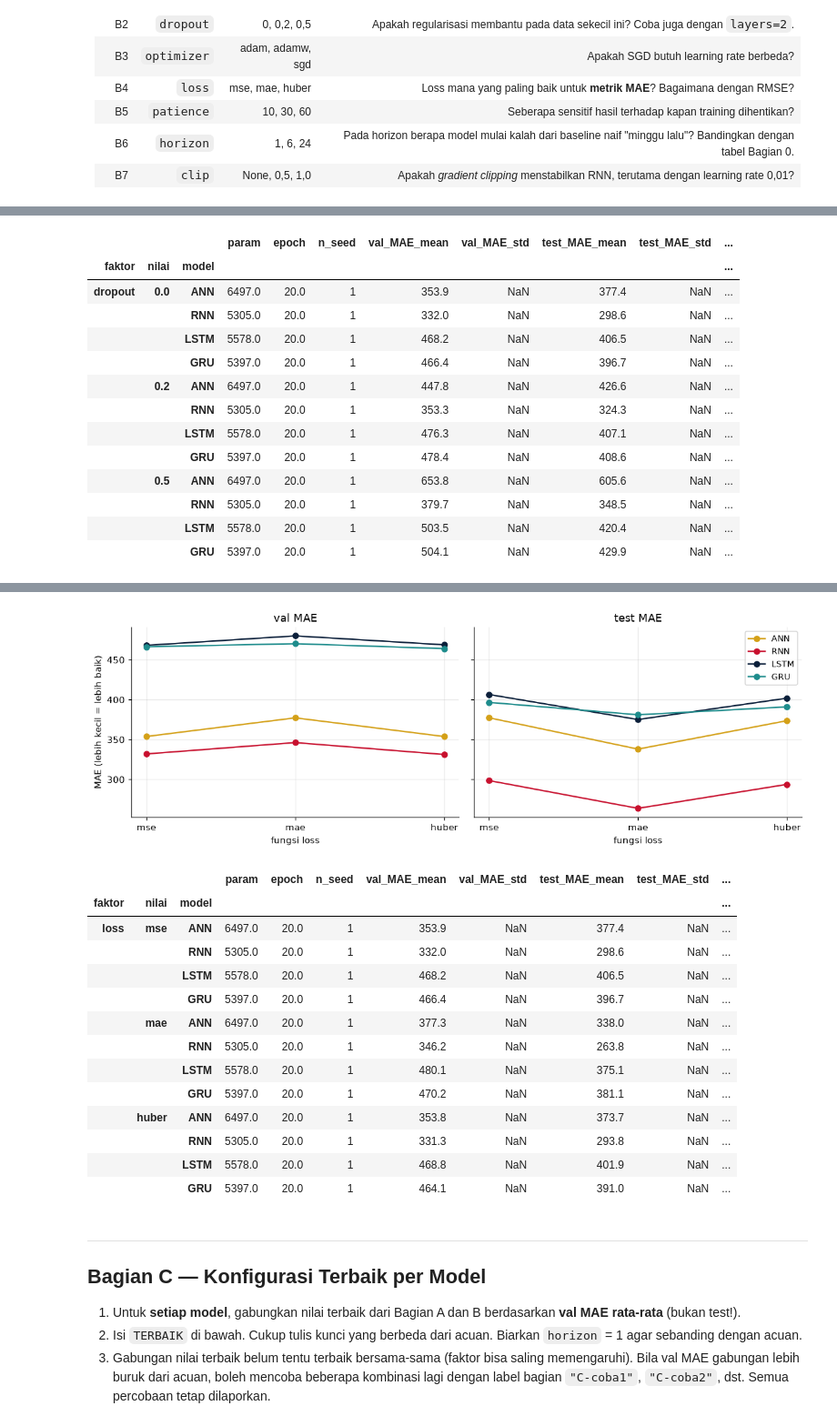
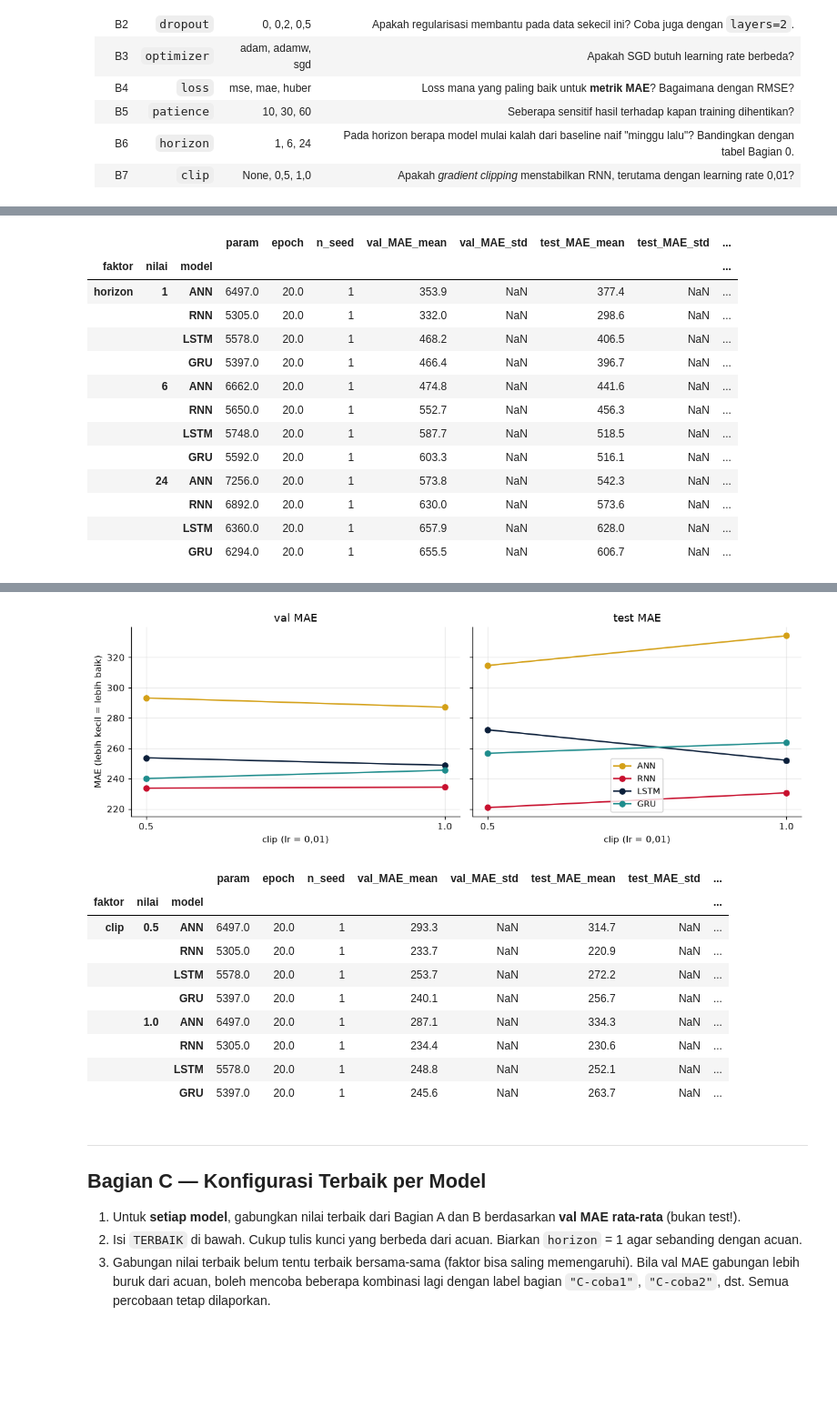
Before and after one commit to adhitngab/dlw-tugas-ra-124400015, a Jupyter notebook: tugas_ablasi.ipynb, the cells around one changed output, grey strips where cells are left out. Shown at 91% size. Cells and saved outputs as stored; diff of their text form; code cells hidden in the pictures; blank space fills up the shorter version.

```diff
--- a/tugas_ablasi.ipynb
+++ b/tugas_ablasi.ipynb
@@ -585,10 +585,10 @@ Pilih **minimal dua** faktor berikut. Hapus tanda `#` pada sel yang dipilih. Tul
 | B7 | `clip` | None, 0,5, 1,0 | Apakah *gradient clipping* menstabilkan RNN, terutama dengan learning rate 0,01? |
 # %%
 # b1 = jalankan("B1", "batch", [16, 64, 256]);              plot_faktor(b1, "batch size", simpan="B1_batch.png");     display(ringkas(b1))
-b2 = jalankan("B2", "dropout", [0.0, 0.2, 0.5]);           plot_faktor(b2, "dropout", simpan="B2_dropout.png");      display(ringkas(b2))
+# b2 = jalankan("B2", "dropout", [0.0, 0.2, 0.5]);           plot_faktor(b2, "dropout", simpan="B2_dropout.png");      display(ringkas(b2))
 # b3 = jalankan("B3", "optimizer", ["adam", "adamw", "sgd"]); plot_faktor(b3, "optimizer", simpan="B3_optimizer.png"); display(ringkas(b3))
-b4 = jalankan("B4", "loss", ["mse", "mae", "huber"]);       plot_faktor(b4, "fungsi loss", simpan="B4_loss.png");    display(ringkas(b4))
+# b4 = jalankan("B4", "loss", ["mse", "mae", "huber"]);       plot_faktor(b4, "fungsi loss", simpan="B4_loss.png");    display(ringkas(b4))
 # b5 = jalankan("B5", "patience", [10, 30, 60]);              plot_faktor(b5, "patience", simpan="B5_patience.png");   display(ringkas(b5))
-# b6 = jalankan("B6", "horizon", [1, 6, 24]);                 plot_faktor(b6, "horizon (jam)", simpan="B6_horizon.png"); display(ringkas(b6))
-# b7 = jalankan("B7", "clip", [None, 0.5, 1.0], lr=1e-2);     plot_faktor(b7, "clip (lr = 0,01)", simpan="B7_clip.png"); display(ringkas(b7))
+b6 = jalankan("B6", "horizon", [1, 6, 24]);                 plot_faktor(b6, "horizon (jam)", simpan="B6_horizon.png"); display(ringkas(b6))
+b7 = jalankan("B7", "clip", [None, 0.5, 1.0], lr=1e-2);     plot_faktor(b7, "clip (lr = 0,01)", simpan="B7_clip.png"); display(ringkas(b7))
 # %% [output]
@@ -596,14 +596,14 @@ b4 = jalankan("B4", "loss", ["mse", "mae", "huber"]);       plot_faktor(b4, "fun
 |  |  |  | param | epoch | n_seed | val_MAE_mean | val_MAE_std | test_MAE_mean | test_MAE_std | ... |
 | faktor | nilai | model |  |  |  |  |  |  |  | ... |
-| dropout | 0.0 | ANN | 6497.0 | 20.0 | 1 | 353.9 | NaN | 377.4 | NaN | ... |
+| horizon | 1 | ANN | 6497.0 | 20.0 | 1 | 353.9 | NaN | 377.4 | NaN | ... |
 |  |  | RNN | 5305.0 | 20.0 | 1 | 332.0 | NaN | 298.6 | NaN | ... |
 |  |  | LSTM | 5578.0 | 20.0 | 1 | 468.2 | NaN | 406.5 | NaN | ... |
 |  |  | GRU | 5397.0 | 20.0 | 1 | 466.4 | NaN | 396.7 | NaN | ... |
-|  | 0.2 | ANN | 6497.0 | 20.0 | 1 | 447.8 | NaN | 426.6 | NaN | ... |
-|  |  | RNN | 5305.0 | 20.0 | 1 | 353.3 | NaN | 324.3 | NaN | ... |
-|  |  | LSTM | 5578.0 | 20.0 | 1 | 476.3 | NaN | 407.1 | NaN | ... |
-|  |  | GRU | 5397.0 | 20.0 | 1 | 478.4 | NaN | 408.6 | NaN | ... |
-|  | 0.5 | ANN | 6497.0 | 20.0 | 1 | 653.8 | NaN | 605.6 | NaN | ... |
-|  |  | RNN | 5305.0 | 20.0 | 1 | 379.7 | NaN | 348.5 | NaN | ... |
-|  |  | LSTM | 5578.0 | 20.0 | 1 | 503.5 | NaN | 420.4 | NaN | ... |
-|  |  | GRU | 5397.0 | 20.0 | 1 | 504.1 | NaN | 429.9 | NaN | ... |
+|  | 6 | ANN | 6662.0 | 20.0 | 1 | 474.8 | NaN | 441.6 | NaN | ... |
+|  |  | RNN | 5650.0 | 20.0 | 1 | 552.7 | NaN | 456.3 | NaN | ... |
+|  |  | LSTM | 5748.0 | 20.0 | 1 | 587.7 | NaN | 518.5 | NaN | ... |
+|  |  | GRU | 5592.0 | 20.0 | 1 | 603.3 | NaN | 516.1 | NaN | ... |
+|  | 24 | ANN | 7256.0 | 20.0 | 1 | 573.8 | NaN | 542.3 | NaN | ... |
+|  |  | RNN | 6892.0 | 20.0 | 1 | 630.0 | NaN | 573.6 | NaN | ... |
+|  |  | LSTM | 6360.0 | 20.0 | 1 | 657.9 | NaN | 628.0 | NaN | ... |
+|  |  | GRU | 6294.0 | 20.0 | 1 | 655.5 | NaN | 606.7 | NaN | ... |
@@ -622,18 +610,14 @@ b4 = jalankan("B4", "loss", ["mse", "mae", "huber"]);       plot_faktor(b4, "fun
-[figure, old version]
+[figure, new version]
 |  |  |  | param | epoch | n_seed | val_MAE_mean | val_MAE_std | test_MAE_mean | test_MAE_std | ... |
 | faktor | nilai | model |  |  |  |  |  |  |  | ... |
-| loss | mse | ANN | 6497.0 | 20.0 | 1 | 353.9 | NaN | 377.4 | NaN | ... |
-|  |  | RNN | 5305.0 | 20.0 | 1 | 332.0 | NaN | 298.6 | NaN | ... |
-|  |  | LSTM | 5578.0 | 20.0 | 1 | 468.2 | NaN | 406.5 | NaN | ... |
-|  |  | GRU | 5397.0 | 20.0 | 1 | 466.4 | NaN | 396.7 | NaN | ... |
-|  | mae | ANN | 6497.0 | 20.0 | 1 | 377.3 | NaN | 338.0 | NaN | ... |
-|  |  | RNN | 5305.0 | 20.0 | 1 | 346.2 | NaN | 263.8 | NaN | ... |
-|  |  | LSTM | 5578.0 | 20.0 | 1 | 480.1 | NaN | 375.1 | NaN | ... |
-|  |  | GRU | 5397.0 | 20.0 | 1 | 470.2 | NaN | 381.1 | NaN | ... |
-|  | huber | ANN | 6497.0 | 20.0 | 1 | 353.8 | NaN | 373.7 | NaN | ... |
-|  |  | RNN | 5305.0 | 20.0 | 1 | 331.3 | NaN | 293.8 | NaN | ... |
-|  |  | LSTM | 5578.0 | 20.0 | 1 | 468.8 | NaN | 401.9 | NaN | ... |
-|  |  | GRU | 5397.0 | 20.0 | 1 | 464.1 | NaN | 391.0 | NaN | ... |
+| clip | 0.5 | ANN | 6497.0 | 20.0 | 1 | 293.3 | NaN | 314.7 | NaN | ... |
+|  |  | RNN | 5305.0 | 20.0 | 1 | 233.7 | NaN | 220.9 | NaN | ... |
+|  |  | LSTM | 5578.0 | 20.0 | 1 | 253.7 | NaN | 272.2 | NaN | ... |
+|  |  | GRU | 5397.0 | 20.0 | 1 | 240.1 | NaN | 256.7 | NaN | ... |
+|  | 1.0 | ANN | 6497.0 | 20.0 | 1 | 287.1 | NaN | 334.3 | NaN | ... |
+|  |  | RNN | 5305.0 | 20.0 | 1 | 234.4 | NaN | 230.6 | NaN | ... |
+|  |  | LSTM | 5578.0 | 20.0 | 1 | 248.8 | NaN | 252.1 | NaN | ... |
+|  |  | GRU | 5397.0 | 20.0 | 1 | 245.6 | NaN | 263.7 | NaN | ... |
 # %% [markdown]
 ---
 ## Bagian C — Konfigurasi Terbaik per Model
```
Also changed, not shown: parts of 9 cells of this notebook, 7 other files.
